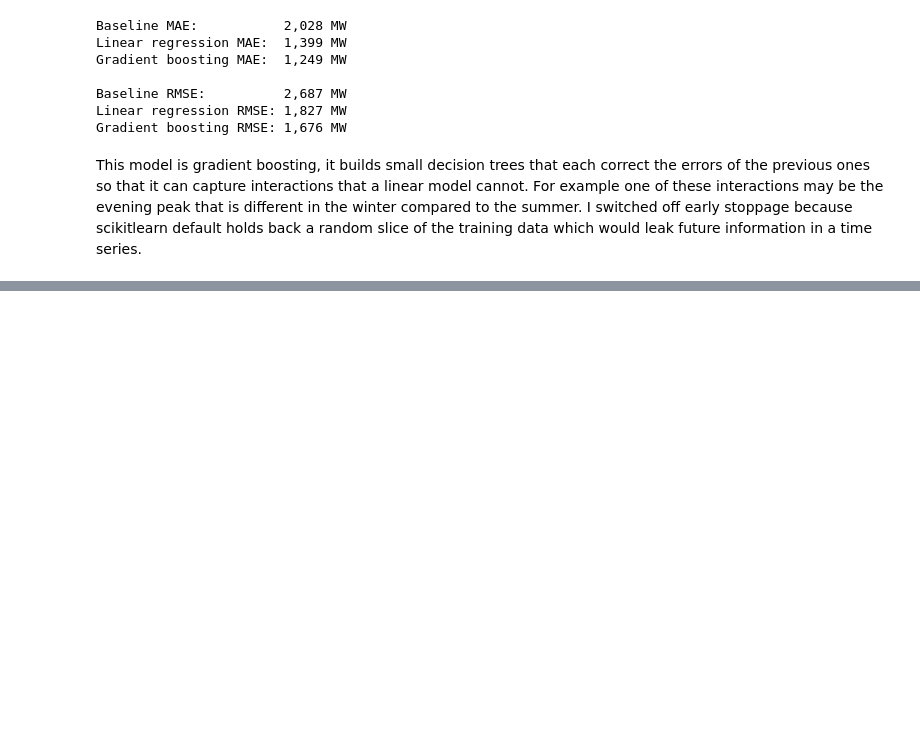
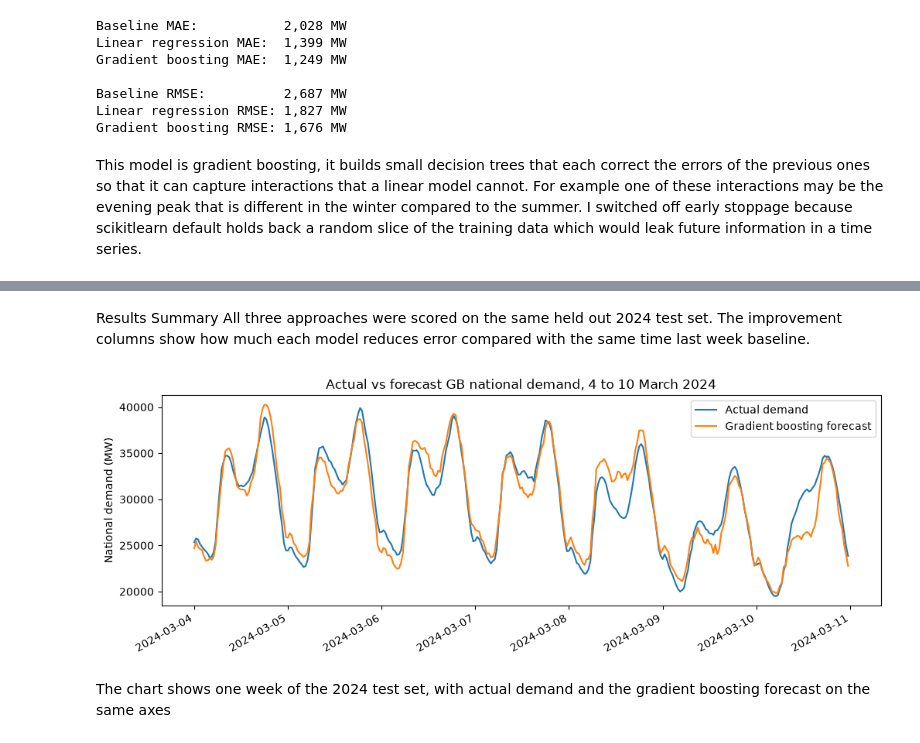
Before and after one commit to rawdan2006-ai/electricity-demand-forecast, a Jupyter notebook: notebooks/demand_forecast.ipynb, the cells around one changed output, grey strips where cells are left out. Drawn from its saved outputs; the diff is of its cells as text; code cells hidden in the pictures; blank space fills up the shorter version.

Commit message:
Actual vs forecast GG ND and results table

```diff
--- a/notebooks/demand_forecast.ipynb
+++ b/notebooks/demand_forecast.ipynb
@@ -372,0 +396,21 @@ I switched off early stoppage because scikitlearn default holds back a random sl
+# %% [markdown]
+Results Summary
+All three approaches were scored on the same held out 2024 test set. The improvement columns show how much each model reduces error compared with the same time last week baseline.
+# %%
+gb_series = pd.Series(gb_pred, index=y_test.index)
+
+week_actual = y_test.loc["2024-03-04":"2024-03-10"]
+week_pred = gb_series.loc["2024-03-04":"2024-03-10"]
+
+plt.figure(figsize=(12, 4))
+plt.plot(week_actual.index, week_actual, label="Actual demand")
+plt.plot(week_pred.index, week_pred, label="Gradient boosting forecast")
+plt.title("Actual vs forecast GB national demand, 4 to 10 March 2024")
+plt.ylabel("National demand (MW)")
+plt.legend()
+plt.gcf().autofmt_xdate()
+plt.show()
+# %% [output]
+[figure, added]
+# %% [markdown]
+The chart shows one week of the 2024 test set, with actual demand and the gradient boosting forecast on the same axes
```
Also changed, not shown: parts of 2 cells of this notebook.
